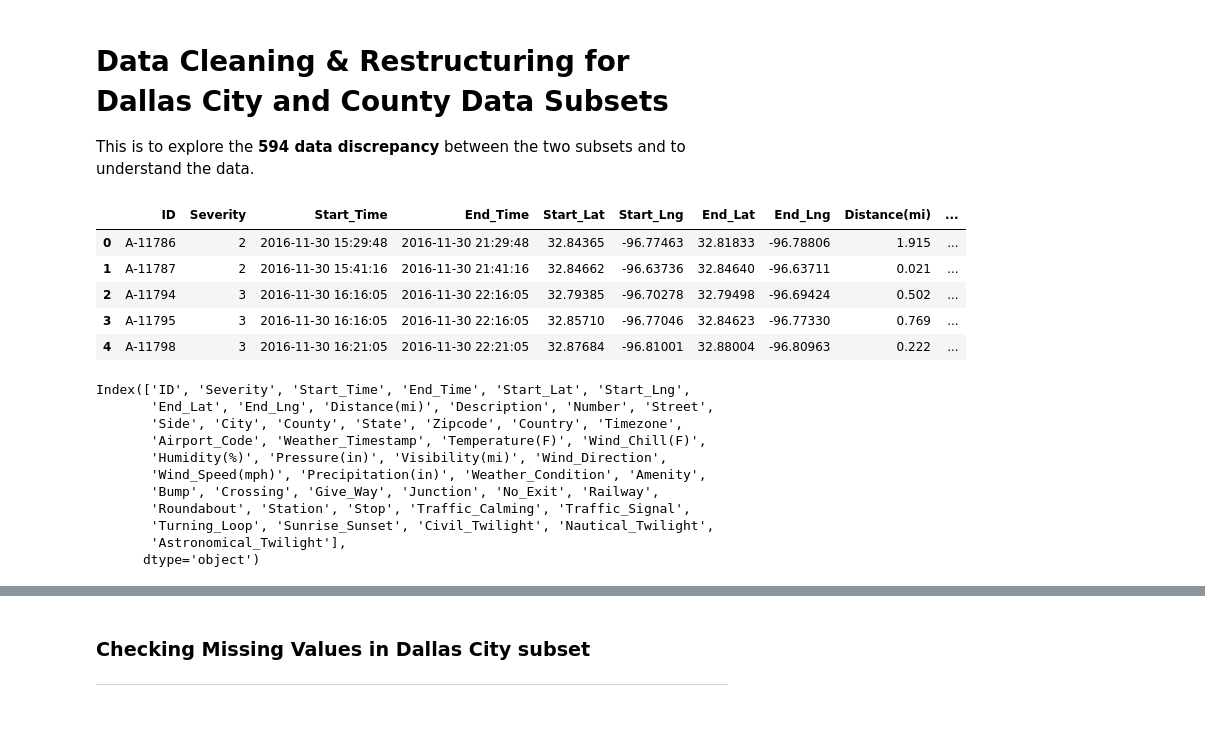
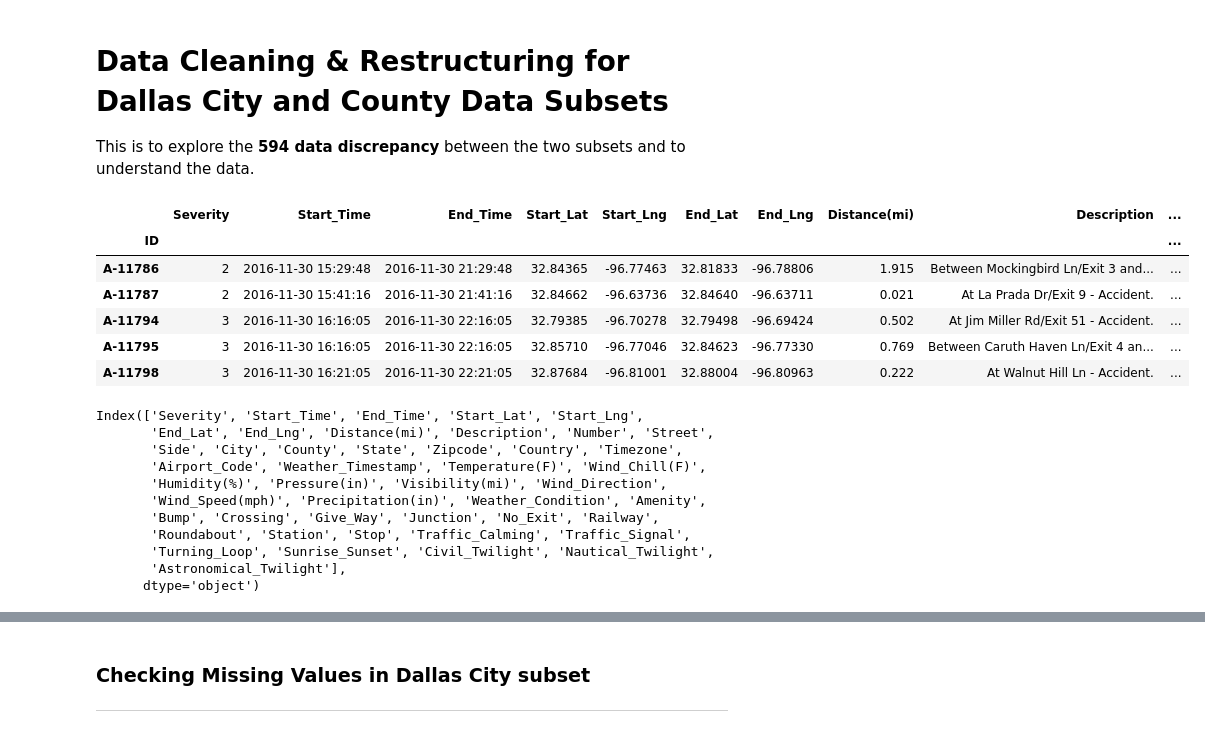
Before and after one commit to rosalierazonable/trafficAccidentAnalysis, a Jupyter notebook: notebooks/Data-Cleaning-and-Restructuring.ipynb, the cells around one changed output, grey strips where cells are left out. Cells and saved outputs as stored; diff of their text form; code cells hidden in the pictures.

Commit message:
set index & rename columns

```diff
--- a/notebooks/Data-Cleaning-and-Restructuring.ipynb
+++ b/notebooks/Data-Cleaning-and-Restructuring.ipynb
@@ -15,20 +15,21 @@ pd.set_option('display.max_columns', None)
 
 style.use(['science', 'notebook', 'grid'])
 # %%
-dallas_city = pd.read_csv('../dataset/raw/Dallas_City_Data_2021.csv')
+dallas_city = pd.read_csv('../dataset/raw/Dallas_City_Data_2021.csv', index_col='ID')
 dallas_city.head(5)
 # %% [output]
-|  | ID | Severity | Start_Time | End_Time | Start_Lat | Start_Lng | End_Lat | End_Lng | Distance(mi) | ... |
-| 0 | A-11786 | 2 | 2016-11-30 15:29:48 | 2016-11-30 21:29:48 | 32.84365 | -96.77463 | 32.81833 | -96.78806 | 1.915 | ... |
-| 1 | A-11787 | 2 | 2016-11-30 15:41:16 | 2016-11-30 21:41:16 | 32.84662 | -96.63736 | 32.84640 | -96.63711 | 0.021 | ... |
-| 2 | A-11794 | 3 | 2016-11-30 16:16:05 | 2016-11-30 22:16:05 | 32.79385 | -96.70278 | 32.79498 | -96.69424 | 0.502 | ... |
-| 3 | A-11795 | 3 | 2016-11-30 16:16:05 | 2016-11-30 22:16:05 | 32.85710 | -96.77046 | 32.84623 | -96.77330 | 0.769 | ... |
-| 4 | A-11798 | 3 | 2016-11-30 16:21:05 | 2016-11-30 22:21:05 | 32.87684 | -96.81001 | 32.88004 | -96.80963 | 0.222 | ... |
+|  | Severity | Start_Time | End_Time | Start_Lat | Start_Lng | End_Lat | End_Lng | Distance(mi) | Description | ... |
+| ID |  |  |  |  |  |  |  |  |  | ... |
+| A-11786 | 2 | 2016-11-30 15:29:48 | 2016-11-30 21:29:48 | 32.84365 | -96.77463 | 32.81833 | -96.78806 | 1.915 | Between Mockingbird Ln/Exit 3 and... | ... |
+| A-11787 | 2 | 2016-11-30 15:41:16 | 2016-11-30 21:41:16 | 32.84662 | -96.63736 | 32.84640 | -96.63711 | 0.021 | At La Prada Dr/Exit 9 - Accident. | ... |
+| A-11794 | 3 | 2016-11-30 16:16:05 | 2016-11-30 22:16:05 | 32.79385 | -96.70278 | 32.79498 | -96.69424 | 0.502 | At Jim Miller Rd/Exit 51 - Accident. | ... |
+| A-11795 | 3 | 2016-11-30 16:16:05 | 2016-11-30 22:16:05 | 32.85710 | -96.77046 | 32.84623 | -96.77330 | 0.769 | Between Caruth Haven Ln/Exit 4 an... | ... |
+| A-11798 | 3 | 2016-11-30 16:21:05 | 2016-11-30 22:21:05 | 32.87684 | -96.81001 | 32.88004 | -96.80963 | 0.222 | At Walnut Hill Ln - Accident. | ... |
 # %%
 # Closer look at the names of the columns or attributes
 dallas_city.columns
 # %% [output]
-Index(['ID', 'Severity', 'Start_Time', 'End_Time', 'Start_Lat', 'Start_Lng',
+Index(['Severity', 'Start_Time', 'End_Time', 'Start_Lat', 'Start_Lng',
        'End_Lat', 'End_Lng', 'Distance(mi)', 'Description', 'Number', 'Street',
        'Side', 'City', 'County', 'State', 'Zipcode', 'Country', 'Timezone',
        'Airport_Code', 'Weather_Timestamp', 'Temperature(F)', 'Wind_Chill(F)',
```
Also changed, not shown: parts of 3 cells of this notebook.
